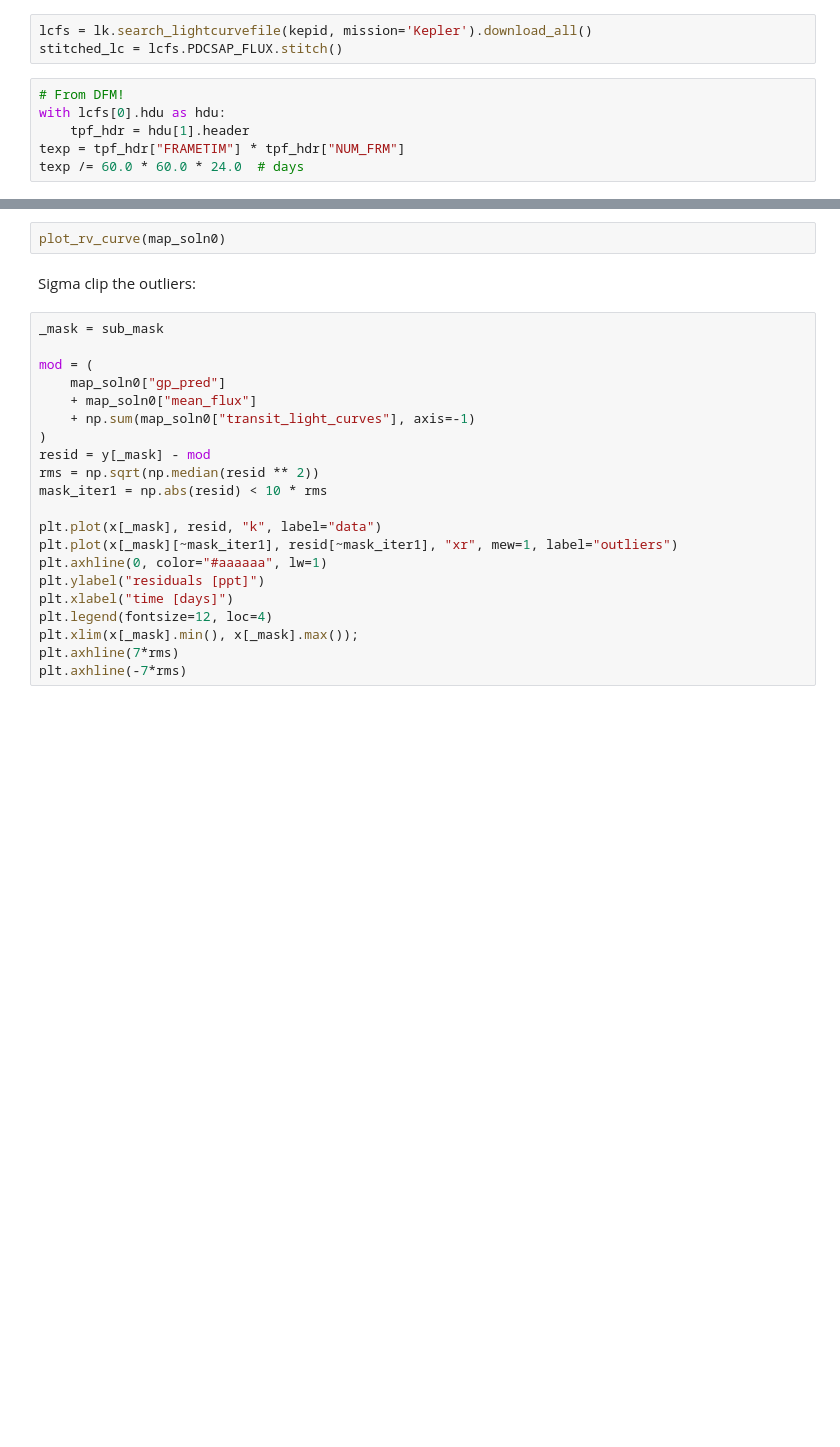
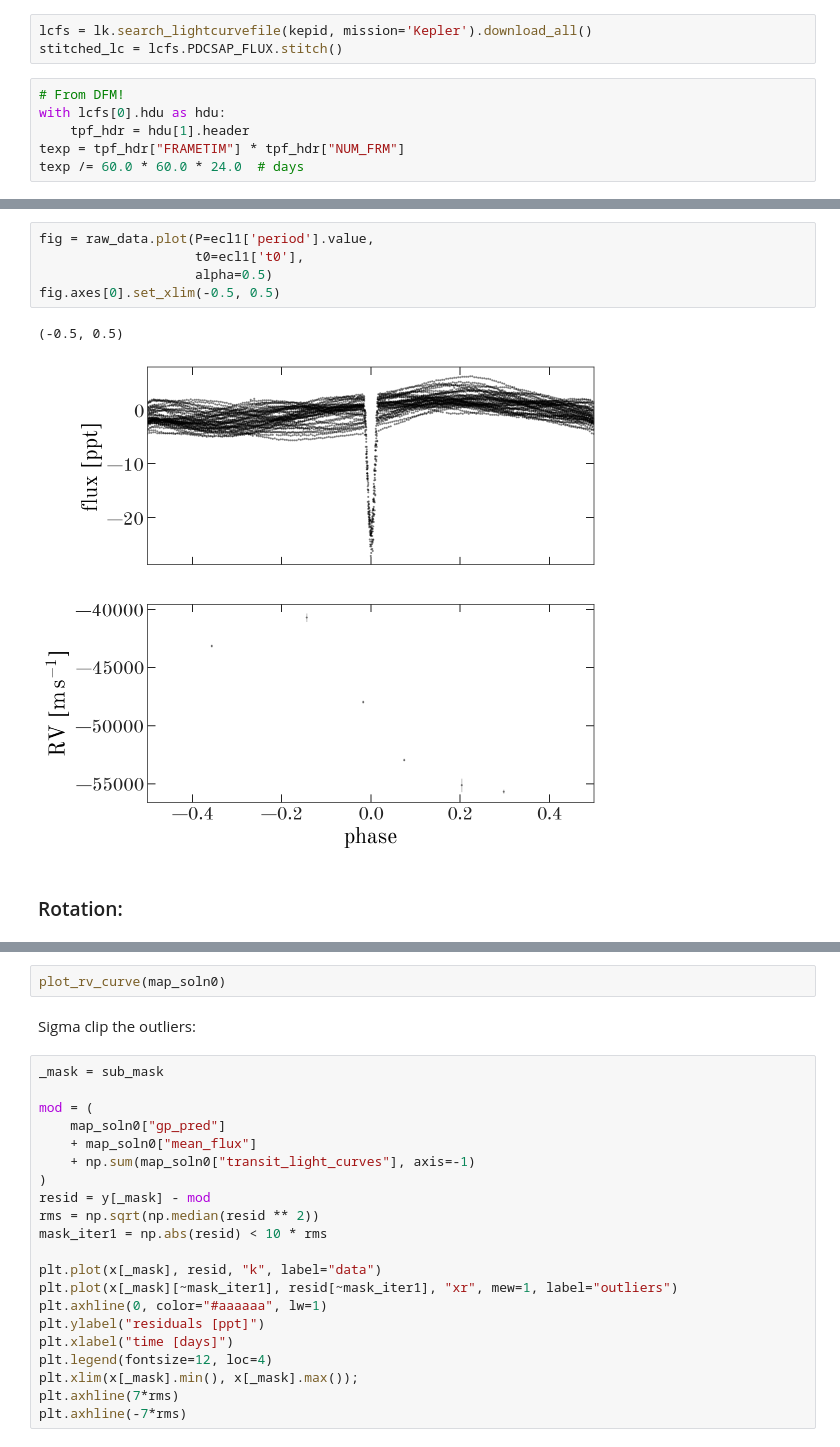
Before and after one commit to adrn/apogee-kepler-binaries, a Jupyter notebook: notebooks/Fit-2M19331065+4102072.ipynb, the cells around one changed output, grey strips where cells are left out. Saved outputs shown, nothing was run; the diff lists cells and outputs as text; blank space fills up the shorter version.

```diff
--- a/notebooks/Fit-2M19331065+4102072.ipynb
+++ b/notebooks/Fit-2M19331065+4102072.ipynb
@@ -136,0 +99,10 @@ for xxx in np.arange(0, 10) * est_rot_period:
+# %%
+fig = raw_data.plot(P=ecl1['period'].value,
+                    t0=ecl1['t0'],
+                    alpha=0.5)
+fig.axes[0].set_xlim(-0.5, 0.5)
+# %% [output]
+(-0.5, 0.5)
+[figure, added]
+# %% [markdown]
+### Rotation:
```
Also changed, not shown: parts of 51 cells of this notebook.
